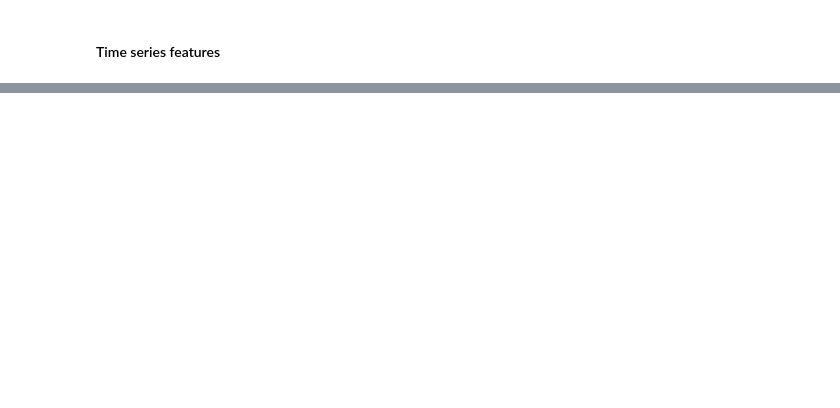
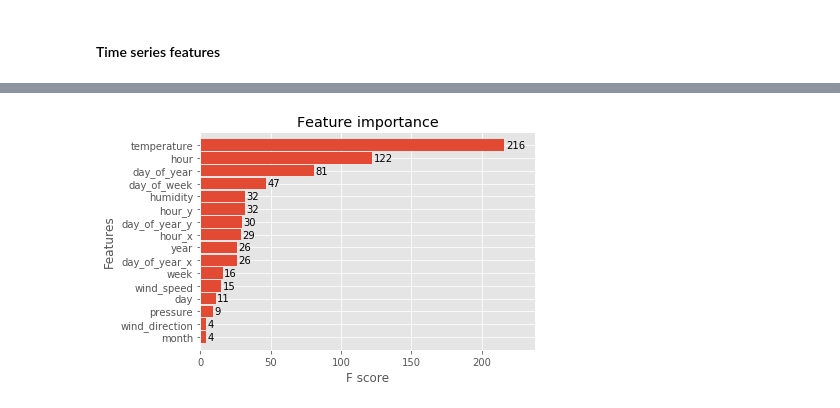
Before and after one commit to azeem2020/Energy-Consumption-Predictions-Analysis, a Jupyter notebook: notebooks/energy_consumption_prediction.ipynb, the cells around one changed output, grey strips where cells are left out. Drawn from its saved outputs; the diff is of its cells as text; code cells hidden in the pictures; blank space fills up the shorter version.

```diff
--- a/notebooks/energy_consumption_prediction.ipynb
+++ b/notebooks/energy_consumption_prediction.ipynb
@@ -175,0 +496,3 @@ plt.show()
+# %%
+X = final_df.drop(columns = ['PJME_MW','week_day'])
+y = final_df['PJME_MW']
@@ -175,0 +507,2 @@ plt.show()
+# %%
+X_train, X_test, y_train, y_test = train_test_split(X, y, test_size=0.3, shuffle=False)
@@ -175,0 +511,2 @@ plt.show()
+# %%
+reg = xgb.XGBRegressor()
@@ -175,0 +534,3 @@ plt.show()
+# %%
+reg.fit(X_train,y_train)
+prediction = reg.predict(X_test)
@@ -175,0 +539,4 @@ plt.show()
+# %%
+_ = plot_importance(reg, height=0.9)
+# %% [output]
+[figure, added]
```
Also changed, not shown: parts of 39 cells of this notebook, 8 other files.
